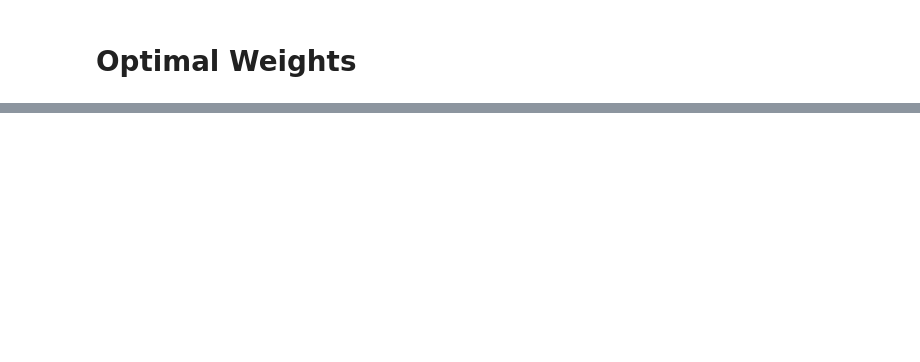
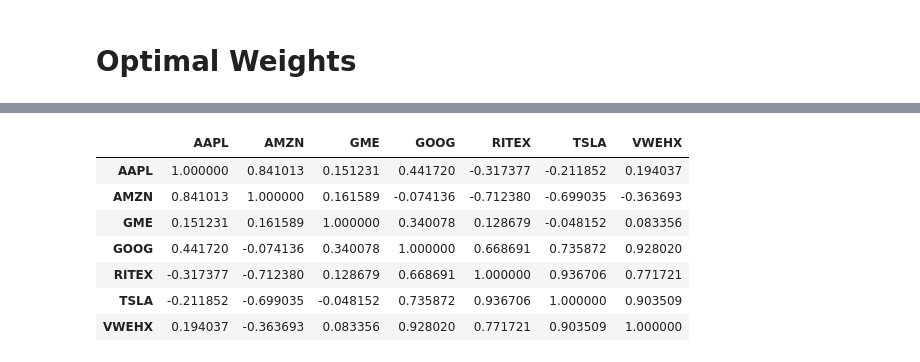
Before and after one commit to CCNY-Analytics-and-Quant/Moataz-QuantFinance-Efficient-Frontier, a Jupyter notebook: Efficient Frontier.ipynb, the cells around one changed output, grey strips where cells are left out. Cells and saved outputs as stored; diff of their text form; code cells hidden in the pictures; blank space fills up the shorter version.

```diff
--- a/Efficient Frontier.ipynb
+++ b/Efficient Frontier.ipynb
@@ -148,0 +149,11 @@ plt.savefig('EF plot.png')
+# %%
+corr_mat.style.background_gradient(cmap='coolwarm')
+# %% [output]
+|  | AAPL | AMZN | GME | GOOG | RITEX | TSLA | VWEHX |
+| AAPL | 1.000000 | 0.841013 | 0.151231 | 0.441720 | -0.317377 | -0.211852 | 0.194037 |
+| AMZN | 0.841013 | 1.000000 | 0.161589 | -0.074136 | -0.712380 | -0.699035 | -0.363693 |
+| GME | 0.151231 | 0.161589 | 1.000000 | 0.340078 | 0.128679 | -0.048152 | 0.083356 |
+| GOOG | 0.441720 | -0.074136 | 0.340078 | 1.000000 | 0.668691 | 0.735872 | 0.928020 |
+| RITEX | -0.317377 | -0.712380 | 0.128679 | 0.668691 | 1.000000 | 0.936706 | 0.771721 |
+| TSLA | -0.211852 | -0.699035 | -0.048152 | 0.735872 | 0.936706 | 1.000000 | 0.903509 |
+| VWEHX | 0.194037 | -0.363693 | 0.083356 | 0.928020 | 0.771721 | 0.903509 | 1.000000 |
```
Also changed, not shown: parts of 4 cells of this notebook.
